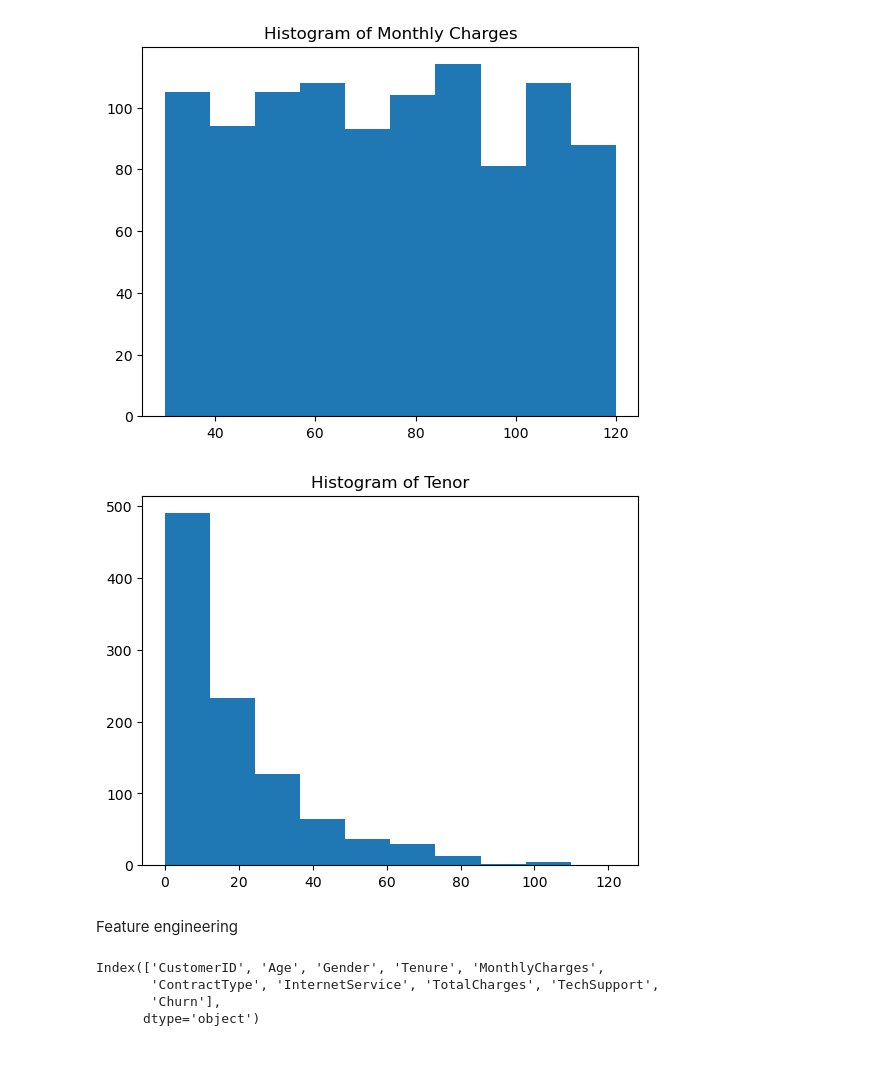
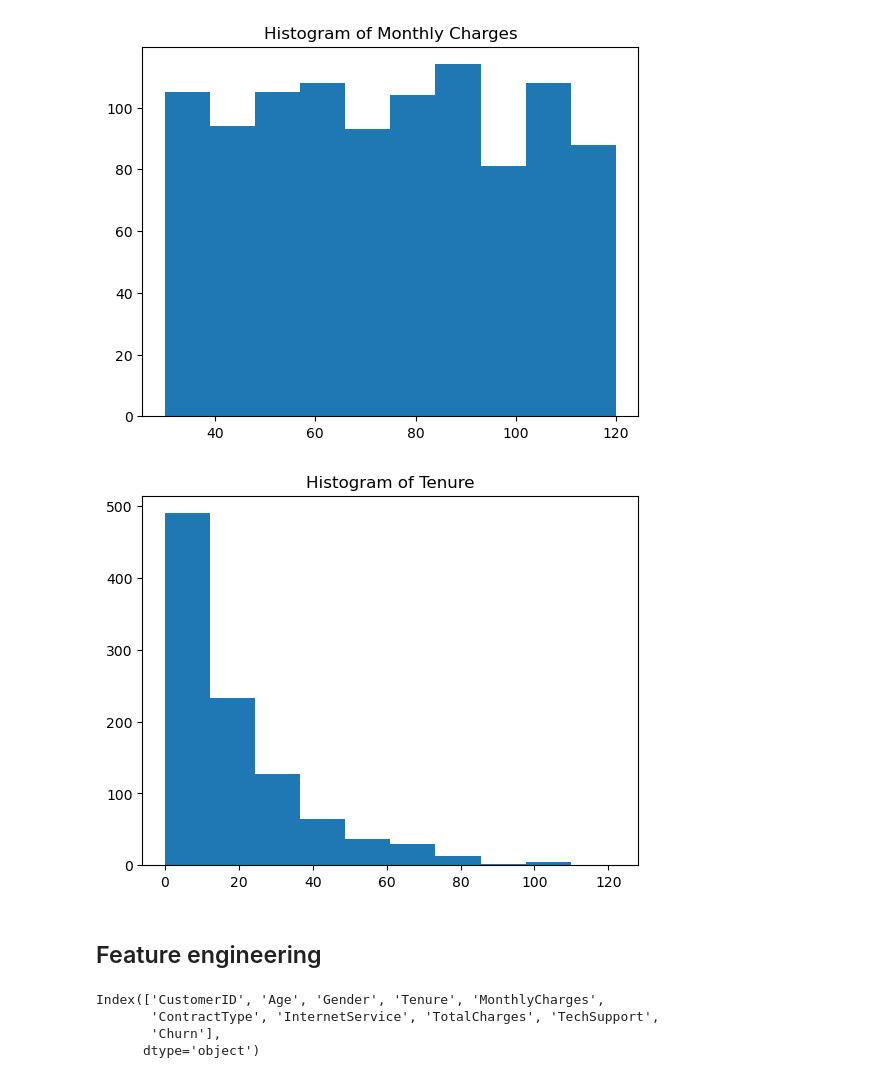
Before and after one commit to SheryllD/customer_churn_prediction, a Jupyter notebook: main.ipynb, the cells around one changed output. Drawn from its saved outputs; the diff is of its cells as text; code cells hidden in the pictures.

```diff
--- a/main.ipynb
+++ b/main.ipynb
@@ -202,12 +225,12 @@ plt.show()
 [figure]
 # %%
 plt.hist(df["Tenure"])
-plt.title("Histogram of Tenor")
+plt.title("Histogram of Tenure")
 plt.show()
 # %% [output]
-[figure, old version]
+[figure, new version]
-# %% [markdown]
-Feature engineering
+# %% [markdown]
+## Feature engineering
 # %%
 df.columns
 # %% [output]
```
Also changed, not shown: parts of 77 cells of this notebook, 2 other files.
